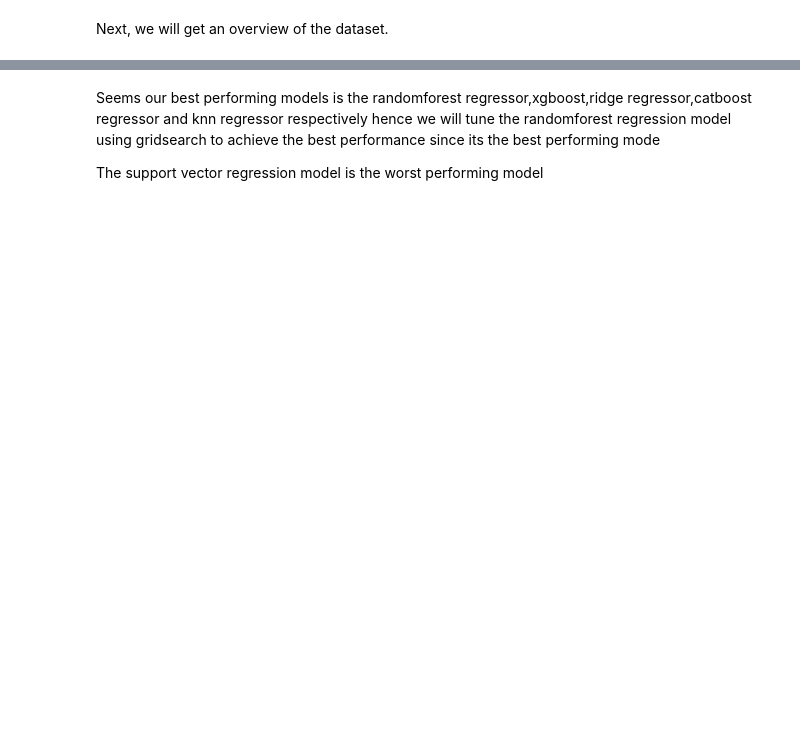
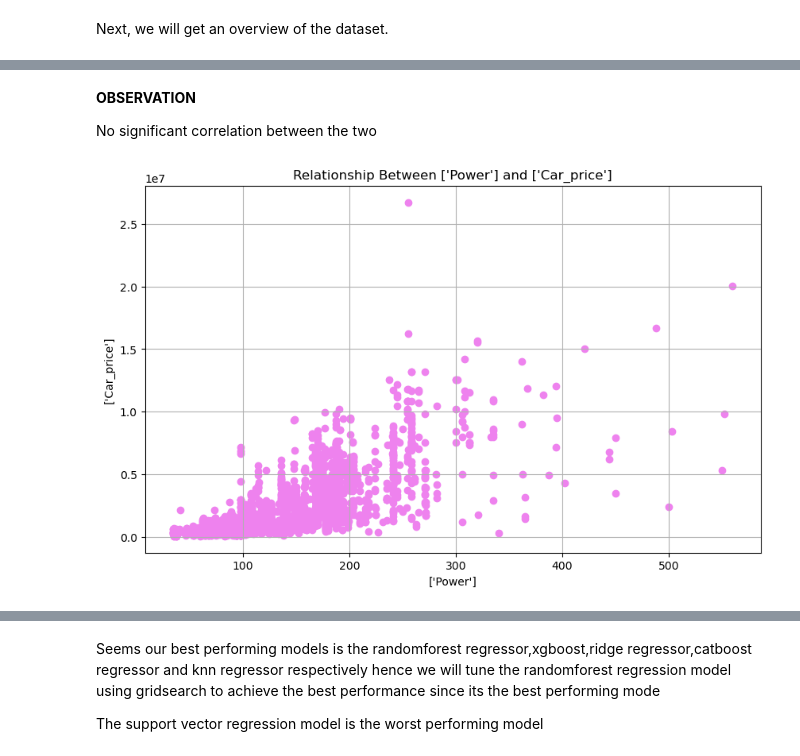
Before and after one commit to jakkkc/car_price, a Jupyter notebook: index.ipynb, the cells around one changed output, grey strips where cells are left out. Drawn from its saved outputs; the diff is of its cells as text; code cells hidden in the pictures; blank space fills up the shorter version.

```diff
--- a/index.ipynb
+++ b/index.ipynb
@@ -619,0 +431,8 @@ cleaned_df.head()
+# %% [markdown]
+**OBSERVATION**
+
+No significant correlation between the two
+# %%
+eda.bivarent_analysis(x_column=['Power'], y_column=['Car_price'], color='violet')
+# %% [output]
+[figure, added]
```
Also changed, not shown: parts of 87 cells of this notebook, 1 other file.
